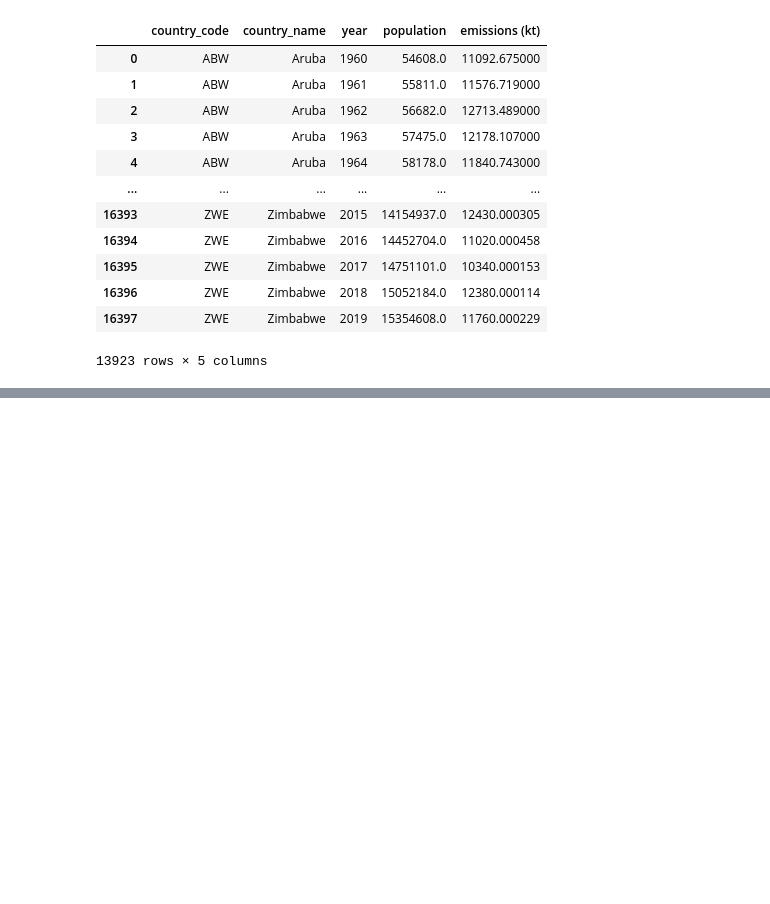
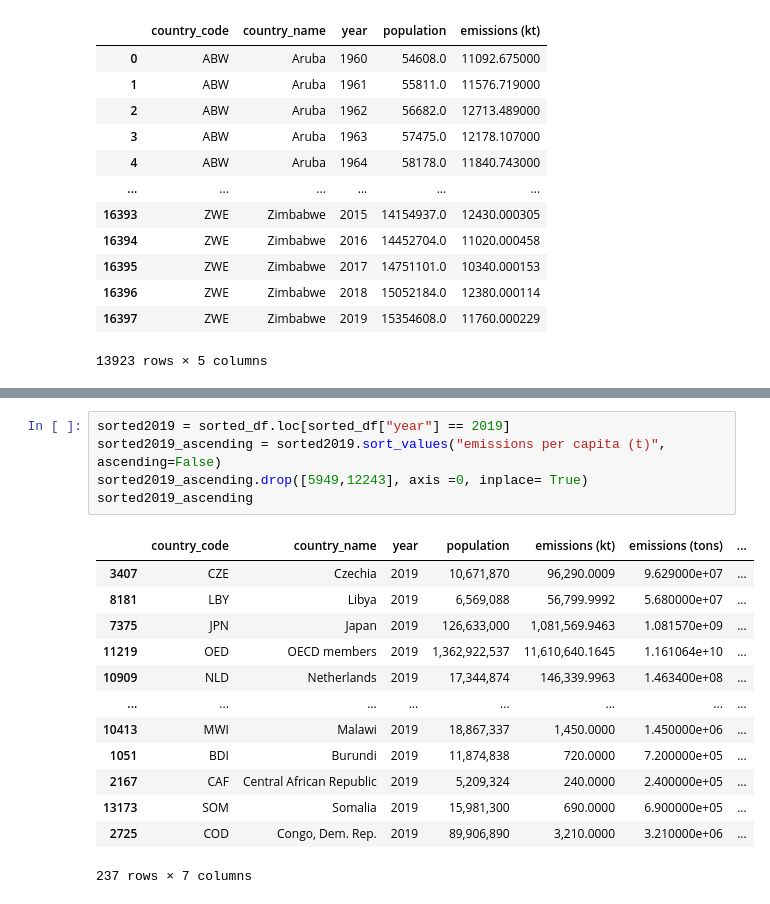
Before and after one commit to Blake-Singewald/CO2-Emissions, a Jupyter notebook: CO2-Emissions-Project/co2.ipynb, the cells around one changed output, grey strips where cells are left out. Drawn from its saved outputs; the diff is of its cells as text; blank space fills up the shorter version.

```diff
--- a/CO2-Emissions-Project/co2.ipynb
+++ b/CO2-Emissions-Project/co2.ipynb
@@ -183,0 +264,19 @@ See the caveats in the documentation: https://pandas.pydata.org/pandas-docs/stab
+# %%
+sorted2019 = sorted_df.loc[sorted_df["year"] == 2019]
+sorted2019_ascending = sorted2019.sort_values("emissions per capita (t)", ascending=False)
+sorted2019_ascending.drop([5949,12243], axis =0, inplace= True)
+sorted2019_ascending
+# %% [output]
+|  | country_code | country_name | year | population | emissions (kt) | emissions (tons) | ... |
+| 3407 | CZE | Czechia | 2019 | 10,671,870 | 96,290.0009 | 9.629000e+07 | ... |
+| 8181 | LBY | Libya | 2019 | 6,569,088 | 56,799.9992 | 5.680000e+07 | ... |
+| 7375 | JPN | Japan | 2019 | 126,633,000 | 1,081,569.9463 | 1.081570e+09 | ... |
+| 11219 | OED | OECD members | 2019 | 1,362,922,537 | 11,610,640.1645 | 1.161064e+10 | ... |
+| 10909 | NLD | Netherlands | 2019 | 17,344,874 | 146,339.9963 | 1.463400e+08 | ... |
+| ... | ... | ... | ... | ... | ... | ... | ... |
+| 10413 | MWI | Malawi | 2019 | 18,867,337 | 1,450.0000 | 1.450000e+06 | ... |
+| 1051 | BDI | Burundi | 2019 | 11,874,838 | 720.0000 | 7.200000e+05 | ... |
+| 2167 | CAF | Central African Republic | 2019 | 5,209,324 | 240.0000 | 2.400000e+05 | ... |
+| 13173 | SOM | Somalia | 2019 | 15,981,300 | 690.0000 | 6.900000e+05 | ... |
+| 2725 | COD | Congo, Dem. Rep. | 2019 | 89,906,890 | 3,210.0000 | 3.210000e+06 | ... |
+237 rows × 7 columns
```
Also changed, not shown: parts of 6 cells of this notebook.
